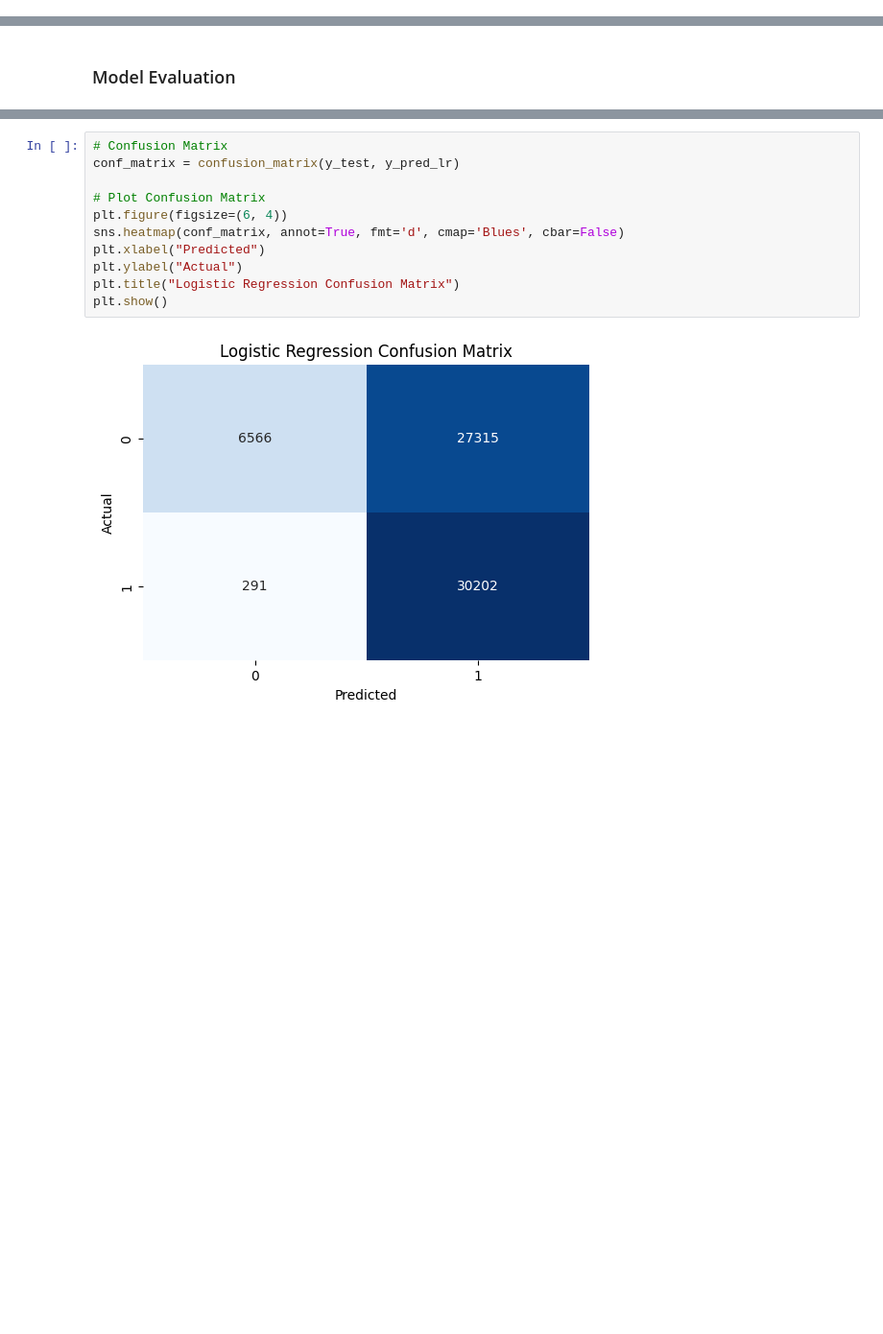
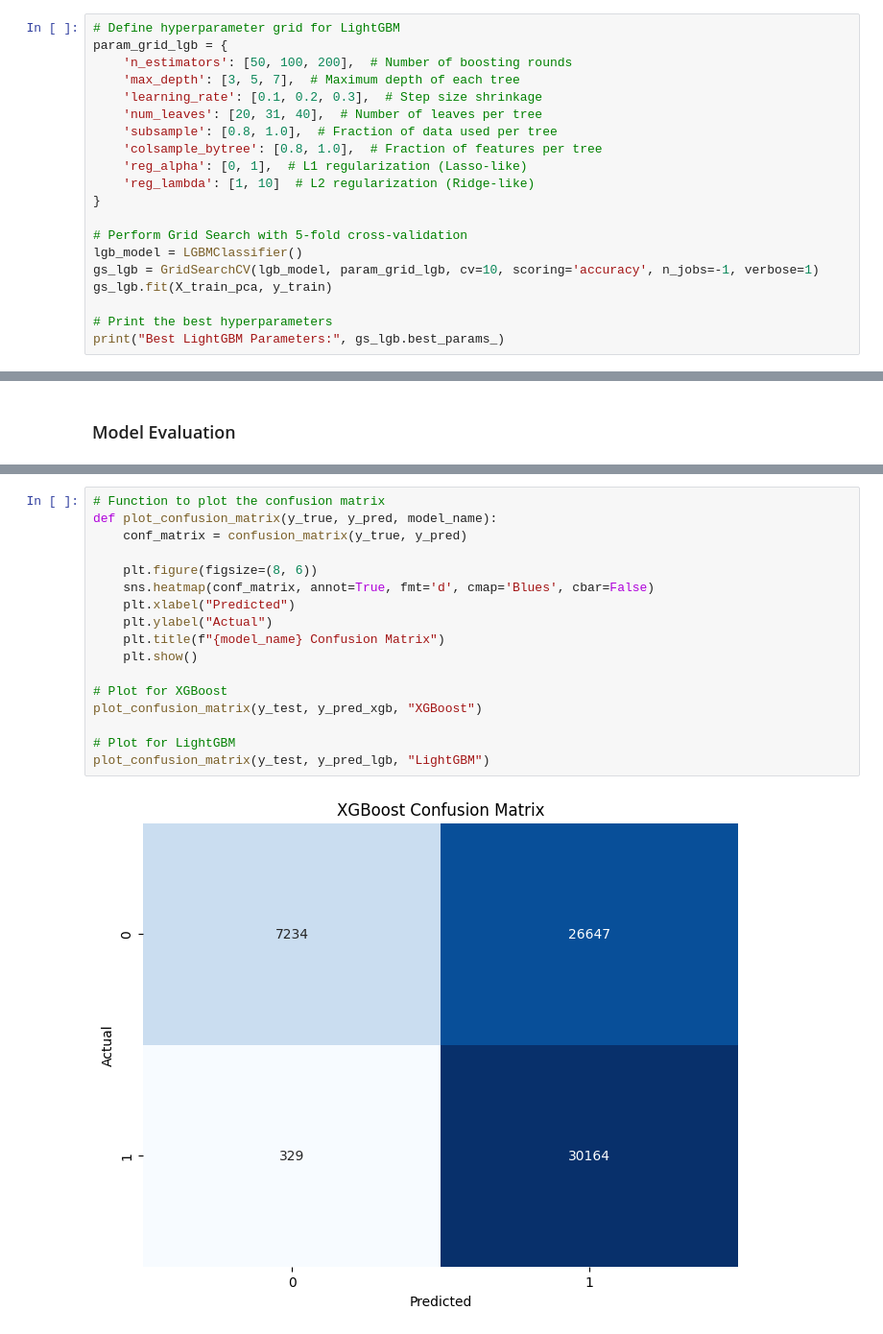
Before and after one commit to reda1609/UneeQ-Internship, a Jupyter notebook: Customer Churn Prediction/Model_Training.ipynb, the cells around one changed output, grey strips where cells are left out. Shown at 96% size. Drawn from its saved outputs; the diff is of its cells as text; blank space fills up the shorter version.

Commit message:
Hyperparameter Tuning & Save Models

```diff
--- a/Customer Churn Prediction/Model_Training.ipynb
+++ b/Customer Churn Prediction/Model_Training.ipynb
@@ -240,0 +251,20 @@ Best Logistic Regression Parameters: {'C': 0.01, 'penalty': 'l1', 'solver': 'lib
+# %%
+# Define hyperparameter grid for LightGBM
+param_grid_lgb = {
+    'n_estimators': [50, 100, 200],  # Number of boosting rounds
+    'max_depth': [3, 5, 7],  # Maximum depth of each tree
+    'learning_rate': [0.1, 0.2, 0.3],  # Step size shrinkage
+    'num_leaves': [20, 31, 40],  # Number of leaves per tree
+    'subsample': [0.8, 1.0],  # Fraction of data used per tree
+    'colsample_bytree': [0.8, 1.0],  # Fraction of features per tree
+    'reg_alpha': [0, 1],  # L1 regularization (Lasso-like)
+    'reg_lambda': [1, 10]  # L2 regularization (Ridge-like)
+}
+
+# Perform Grid Search with 5-fold cross-validation
+lgb_model = LGBMClassifier()
+gs_lgb = GridSearchCV(lgb_model, param_grid_lgb, cv=10, scoring='accuracy', n_jobs=-1, verbose=1)
+gs_lgb.fit(X_train_pca, y_train)
+
+# Print the best hyperparameters
+print("Best LightGBM Parameters:", gs_lgb.best_params_)
@@ -256,13 +316,19 @@ Logistic Regression Test Accuracy: 0.5712
 # %%
-# Confusion Matrix
-conf_matrix = confusion_matrix(y_test, y_pred_lr)
+# Function to plot the confusion matrix
+def plot_confusion_matrix(y_true, y_pred, model_name):
+    conf_matrix = confusion_matrix(y_true, y_pred)
 
-# Plot Confusion Matrix
-plt.figure(figsize=(6, 4))
-sns.heatmap(conf_matrix, annot=True, fmt='d', cmap='Blues', cbar=False)
-plt.xlabel("Predicted")
-plt.ylabel("Actual")
-plt.title("Logistic Regression Confusion Matrix")
-plt.show()
+    plt.figure(figsize=(8, 6))
+    sns.heatmap(conf_matrix, annot=True, fmt='d', cmap='Blues', cbar=False)
+    plt.xlabel("Predicted")
+    plt.ylabel("Actual")
+    plt.title(f"{model_name} Confusion Matrix")
+    plt.show()
+
+# Plot for XGBoost
+plot_confusion_matrix(y_test, y_pred_xgb, "XGBoost")
+
+# Plot for LightGBM
+plot_confusion_matrix(y_test, y_pred_lgb, "LightGBM")
 # %% [output]
-[figure, old version]
+[figure, new version]
```
Also changed, not shown: parts of 15 cells of this notebook, 2 other files.
